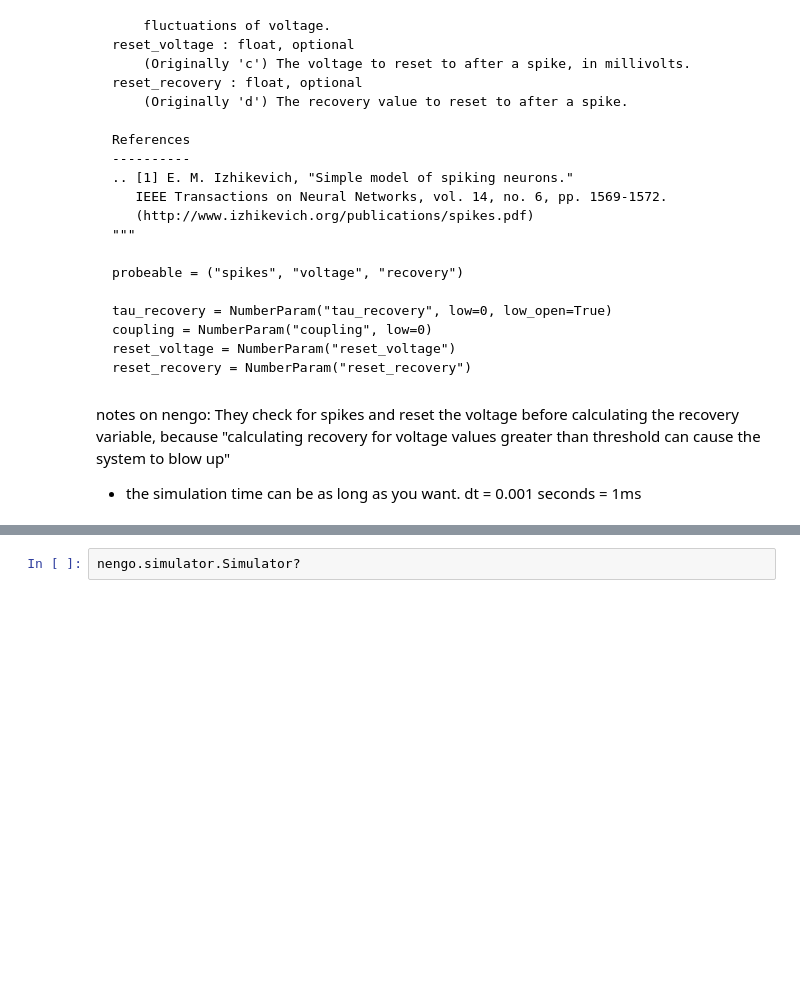
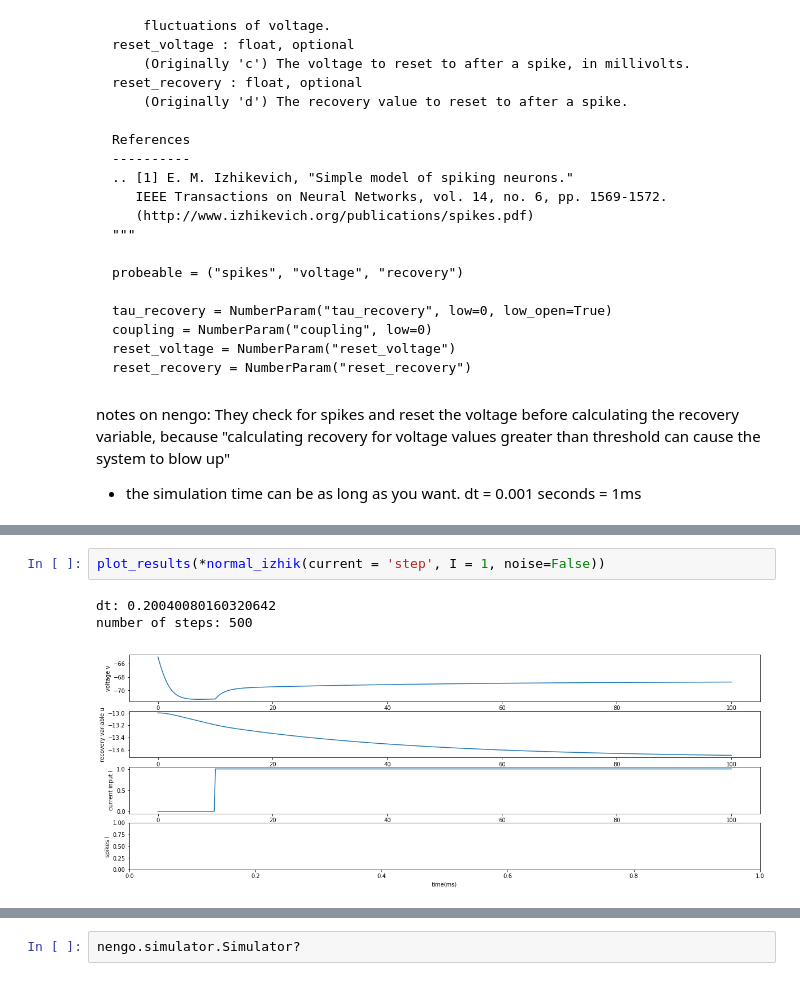
Before and after one commit to thomsonlab/GrowingBrains, a Jupyter notebook: python_implementation/nengo_exploring/izhikevich.ipynb, the cells around one changed output, grey strips where cells are left out. Drawn from its saved outputs; the diff is of its cells as text; blank space fills up the shorter version.

```diff
--- a/python_implementation/nengo_exploring/izhikevich.ipynb
+++ b/python_implementation/nengo_exploring/izhikevich.ipynb
@@ -684,2 +761,8 @@ They check for spikes and reset the voltage before calculating the recovery vari
+# %%
+plot_results(*normal_izhik(current = 'step', I = 1, noise=False))
+# %% [output]
+dt: 0.20040080160320642
+number of steps: 500
+[figure, added]
 # %%
 # original example
```
Also changed, not shown: parts of 8 cells of this notebook.
